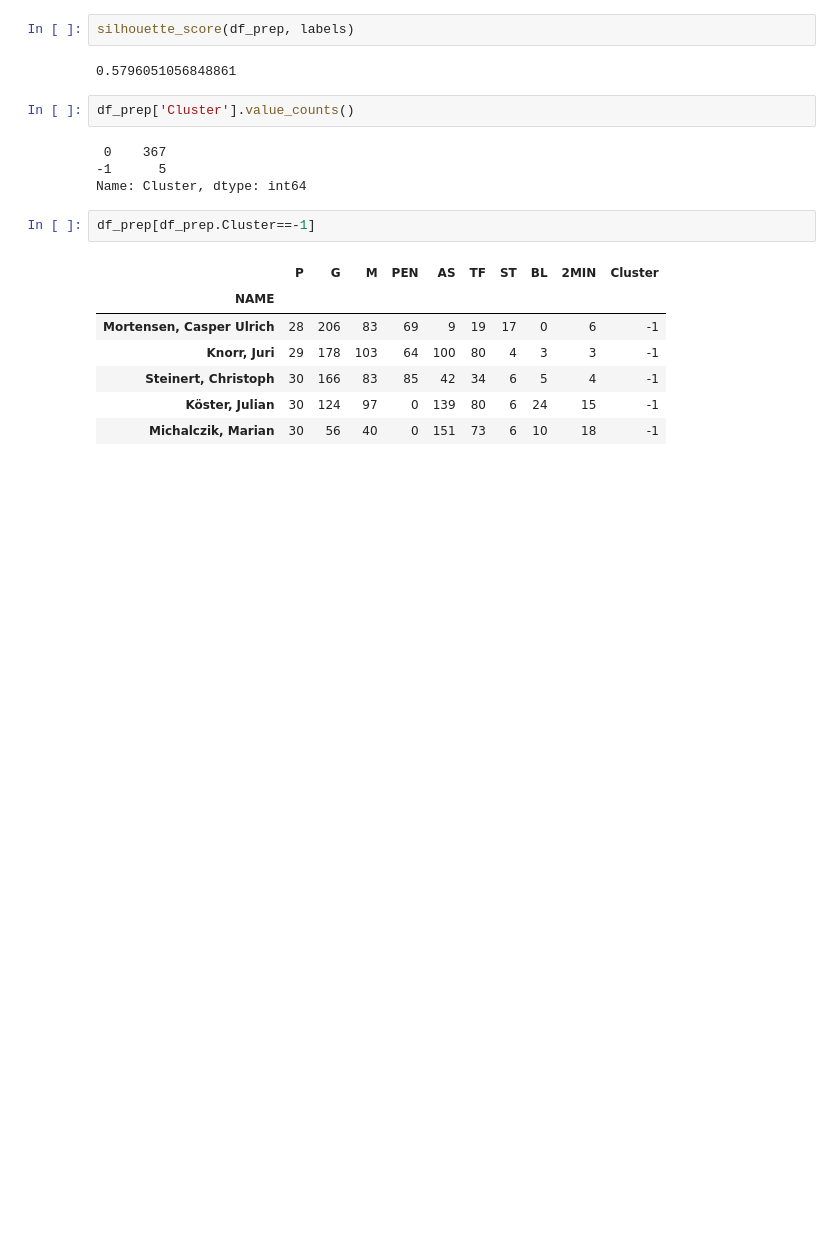
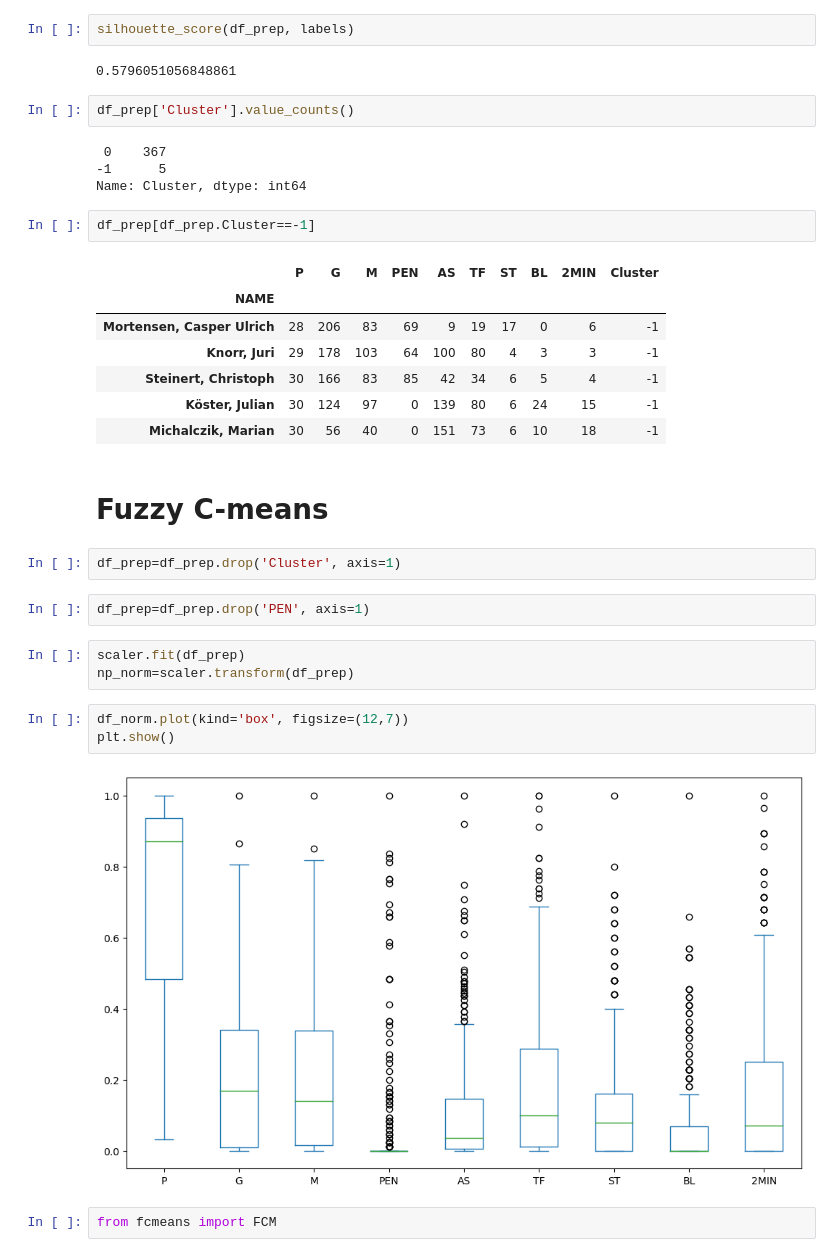
Before and after one commit to NemanjaGojkovic/Primena_naprednih_metoda_klasterovanja_u_rukometnoj_Bundes_ligi, a Jupyter notebook: Analiza podataka.ipynb, the cells around one changed output. Drawn from its saved outputs; the diff is of its cells as text; blank space fills up the shorter version.

Commit message:
Odradjen fuzzy klastering

```diff
--- a/Analiza podataka.ipynb
+++ b/Analiza podataka.ipynb
@@ -302,3 +281,19 @@ df_prep[df_prep.Cluster==-1]
 | Steinert, Christoph | 30 | 166 | 83 | 85 | 42 | 34 | 6 | 5 | 4 | -1 |
 | Köster, Julian | 30 | 124 | 97 | 0 | 139 | 80 | 6 | 24 | 15 | -1 |
 | Michalczik, Marian | 30 | 56 | 40 | 0 | 151 | 73 | 6 | 10 | 18 | -1 |
+# %% [markdown]
+# Fuzzy C-means
+# %%
+df_prep=df_prep.drop('Cluster', axis=1)
+# %%
+df_prep=df_prep.drop('PEN', axis=1)
+# %%
+scaler.fit(df_prep)
+np_norm=scaler.transform(df_prep)
+# %%
+df_norm.plot(kind='box', figsize=(12,7))
+plt.show()
+# %% [output]
+[figure, added]
+# %%
+from fcmeans import FCM
```
Also changed, not shown: parts of 5 cells of this notebook.
